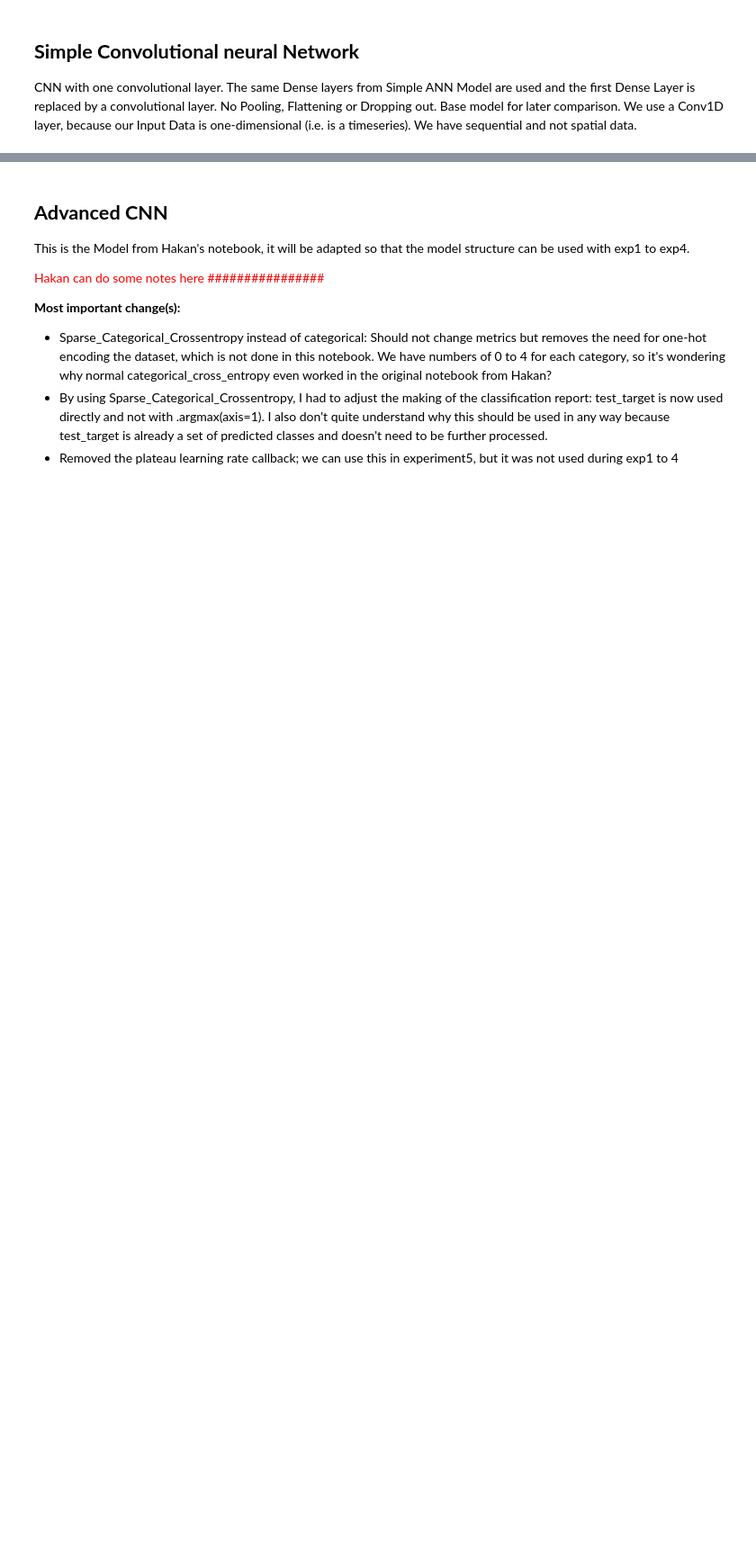
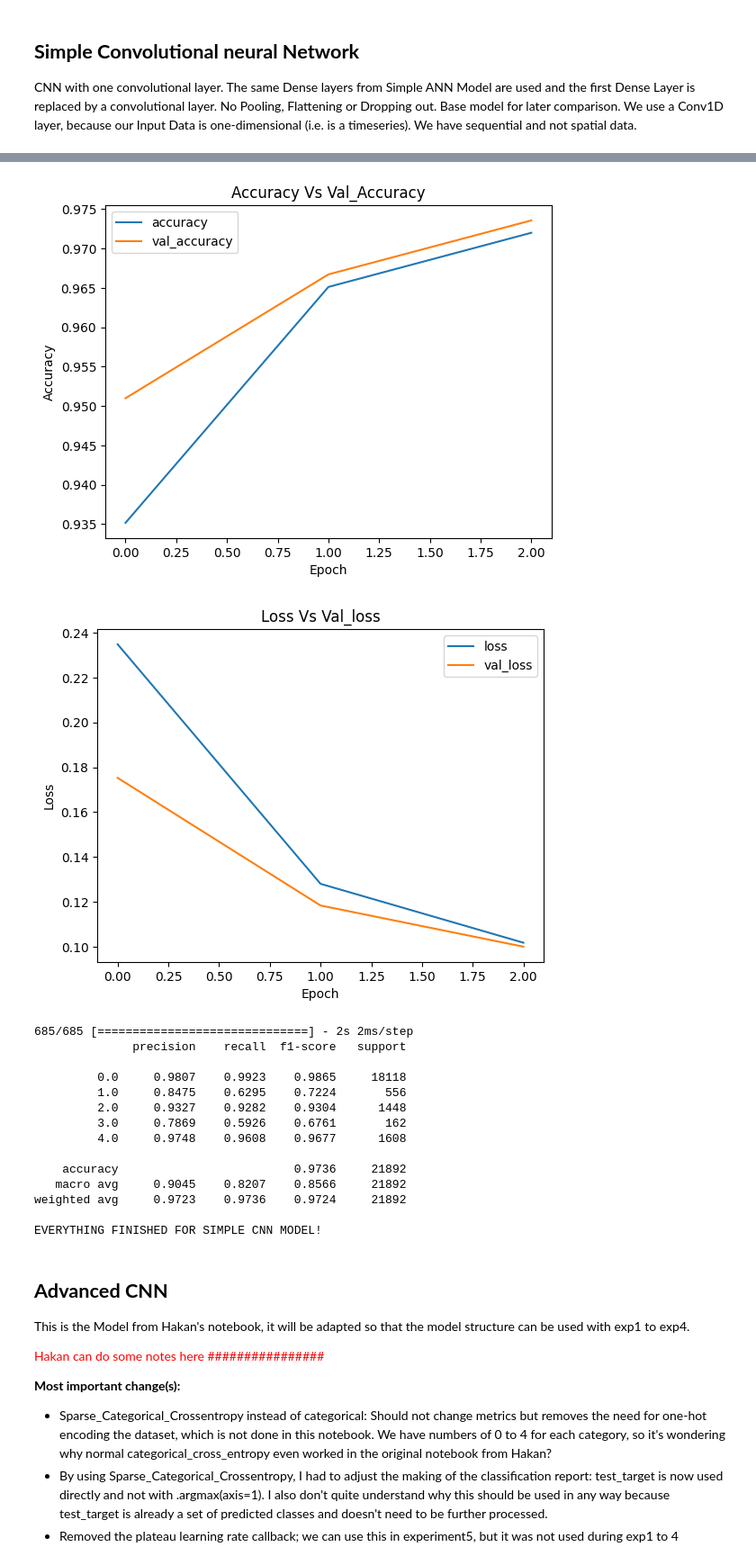
Before and after one commit to DataScientest-Studio/jan24_bds_int_heartbeat, a Jupyter notebook: notebooks/3a_DLmodels_MITBIH.ipynb, the cells around one changed output, grey strips where cells are left out. Shown at 90% size. Saved outputs shown, nothing was run; the diff lists cells and outputs as text; code cells hidden in the pictures; blank space fills up the shorter version.

```diff
--- a/notebooks/3a_DLmodels_MITBIH.ipynb
+++ b/notebooks/3a_DLmodels_MITBIH.ipynb
@@ -100,8 +87,8 @@ class Config_Sampling:
 
 
 Train_Simple_ANN = True #Trains the simple ANN
-Train_Simple_CNN = False #Trains the simple CNN
-Train_Advanced_CNN = False #Trains the advanced CNN
+Train_Simple_CNN = True #Trains the simple CNN
+Train_Advanced_CNN = True #Trains the advanced CNN
 # %%
 oversampler = SMOTE()
 undersampler = RandomUnderSampler()
@@ -220,9 +241,9 @@ CNN with one convolutional layer. The same Dense layers from Simple ANN Model ar
 # %%
 if Train_Simple_CNN == True:
     class Config_CNN:
-        epochs = 70 #70 is default (exp1)
+        epochs = 3 #70 is default (exp1)
         batch_size = 10 #10 is default (exp1)
-        exp_name = 4 #Experiment Number counter
+        exp_name = 42 #Experiment Number counter
         patience = 70 #10 # is default (exp1)
         initial_learning_rate=0.001 #Default Initial Learning Rate for ADAM: 0.001
         optimizer = tf.keras.optimizers.Adam(learning_rate=initial_learning_rate)
@@ -230,10 +251,10 @@ if Train_Simple_CNN == True:
         lr_reduction_rate = 0.5 # Reduction Rate for reducing each 10 epochs. 0.5 means, that lr is halfed each 10 epochs.
         Conv1_filter_num = 32 # Number of filters in the convolutional layer (more means more shape-variations can be detected)
         Conv1_filter_size = 3 # Size (e.g. 3 by 3) of single convolutional kernel. More means a more rough approach to detection of patterns.
-        filepath_checkpoint = '/kaggle/working/Simple_CNN/'+str(Config_Sampling.sample_name)+'/experiment_'+str(exp_name)+'_'+str(Config_Sampling.sample_name)+'.weights.h5'
-        filepath_accuracy_plot = '/kaggle/working/Simple_CNN/'+str(Config_Sampling.sample_name)+'/experiment_'+str(exp_name)+'_'+str(Config_Sampling.sample_name)+'.accuracy_plot.png'
-        filepath_loss_plot = '/kaggle/working/Simple_CNN/'+str(Config_Sampling.sample_name)+'/experiment_'+str(exp_name)+'_'+str(Config_Sampling.sample_name)+'.loss_plot.png'
-        filepath_classification_report = '/kaggle/working/Simple_CNN/'+str(Config_Sampling.sample_name)+'/experiment_'+str(exp_name)+'_'+str(Config_Sampling.sample_name)+'.classification_report.txt'
+        filepath_checkpoint = '../models/DL_Models/Simple_CNN/experiment_'+str(exp_name) + '_'+str (Config_Sampling.sample_name) +'.weights.h5'
+        filepath_accuracy_plot = '../reports/figures/DL_Models/Simple_CNN/experiment_'+str(exp_name) +  '_'+ str (Config_Sampling.sample_name) +'.accuracy_plot.png'
+        filepath_loss_plot = '../reports/figures/DL_Models/Simple_CNN/experiment_'+str(exp_name) +  '_'+str (Config_Sampling.sample_name) +'.loss_plot.png'
+        filepath_classification_report = '../reports/figures/DL_Models/Simple_CNN/experiment_'+str(exp_name) +  '_'+str (Config_Sampling.sample_name) +'.classification_report.txt'
 
     #Model structure: This is not changed during experiments.
     cnn_model = tf.keras.models.Sequential()
@@ -314,3 +335,4 @@ if Train_Simple_CNN == True:
 
 else:
     print("Simple CNN Model is not trained and evaluated")
+# %% [output]
@@ -317,3 +362,19 @@ else:
+[figure, added]
+[figure, added]
+685/685 [==============================] - 2s 2ms/step
+              precision    recall  f1-score   support
+
+         0.0     0.9807    0.9923    0.9865     18118
+         1.0     0.8475    0.6295    0.7224       556
+         2.0     0.9327    0.9282    0.9304      1448
+         3.0     0.7869    0.5926    0.6761       162
+         4.0     0.9748    0.9608    0.9677      1608
+
+    accuracy                         0.9736     21892
+   macro avg     0.9045    0.8207    0.8566     21892
+weighted avg     0.9723    0.9736    0.9724     21892
+
+EVERYTHING FINISHED FOR SIMPLE CNN MODEL!
 # %% [markdown]
 ## **Advanced CNN**
 
```
Also changed, not shown: parts of 5 cells of this notebook, 3 other files.
